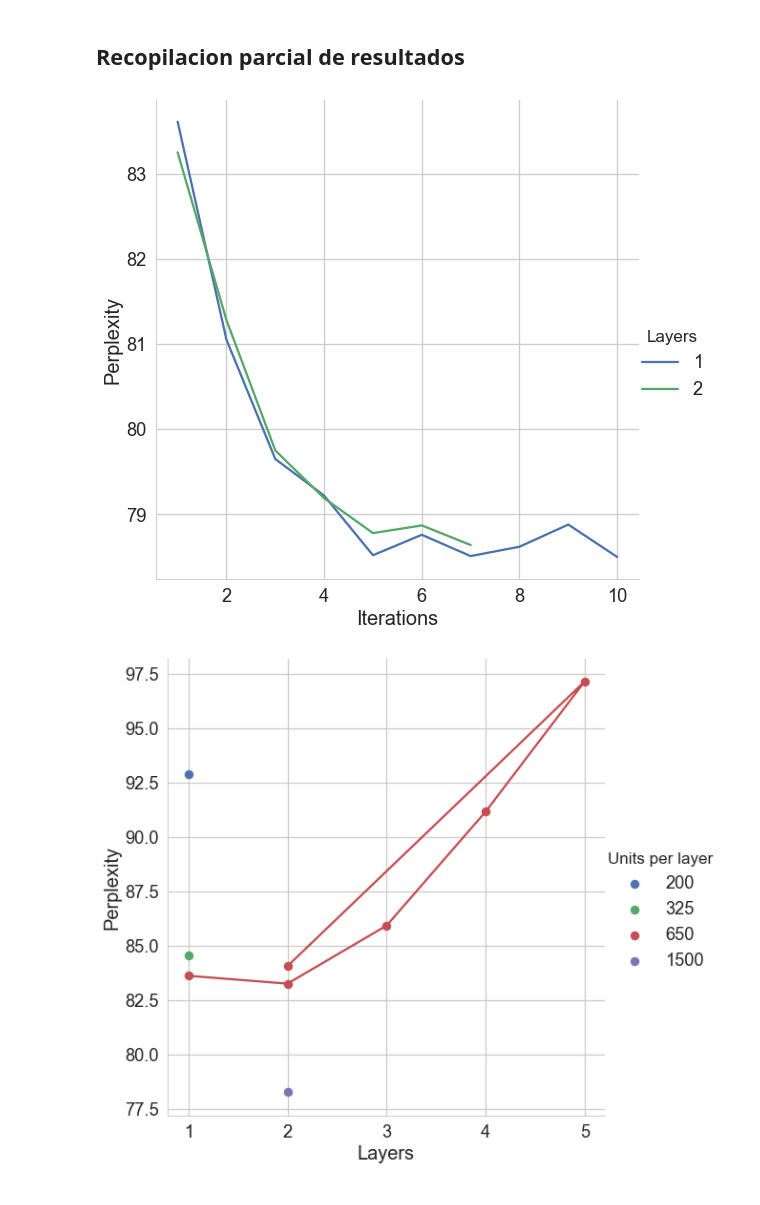
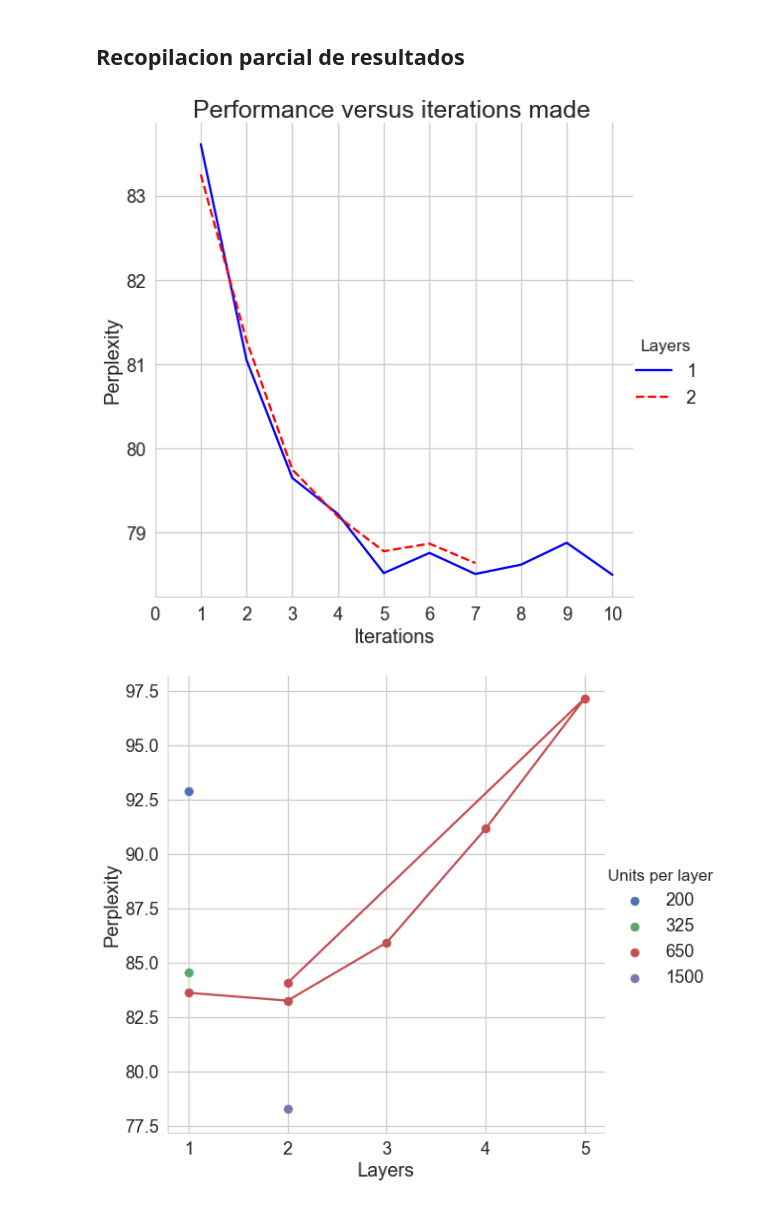
Before and after one commit to PalmaLeandro/iterativeLSTMthesis, a Jupyter notebook: notebooks/2017-09-03-lp-iterativeLSTM_partial_results.ipynb, the cells around one changed output. Cells and saved outputs as stored; diff of their text form; code cells hidden in the pictures.

```diff
--- a/notebooks/2017-09-03-lp-iterativeLSTM_partial_results.ipynb
+++ b/notebooks/2017-09-03-lp-iterativeLSTM_partial_results.ipynb
@@ -222,6 +222,20 @@ results_df = pd.DataFrame([{
                             'Training epochs': 40,
                             'Learning rate scheme': 'decay by 0.8 after 6 epochs',
                             'Units per layer': 650,
+                            'Layers': 2,
+                            'Iterations': 9,
+                            'Perplexity': None},
+                          {
+                            'Training epochs': 40,
+                            'Learning rate scheme': 'decay by 0.8 after 6 epochs',
+                            'Units per layer': 650,
+                            'Layers': 2,
+                            'Iterations': 10,
+                            'Perplexity': None},
+                          {
+                            'Training epochs': 40,
+                            'Learning rate scheme': 'decay by 0.8 after 6 epochs',
+                            'Units per layer': 650,
                             'Layers': 1,
                             'Iterations': 9,
                             'Perplexity': 78.88},
@@ -283,14 +297,16 @@ results_df = pd.DataFrame([{
 results_df['Total Units'] = results_df['Layers'] * results_df['Units per layer']
 # %%
 df = results_df[(results_df['Layers'].isin([1,2]))&(results_df['Units per layer'].isin([650]))].dropna()
-g = sns.FacetGrid(df.groupby(['Iterations','Layers'])[ 'Perplexity'].min().reset_index(), hue='Layers', size=8)
+g = sns.FacetGrid(df.groupby(['Iterations','Layers'])[ 'Perplexity'].min().reset_index(), hue='Layers', size=8,
+                 hue_kws={'color': ['b', 'r'], "ls" : ["-","--"]})
 #g.map(plt.scatter, 'Iterations', 'Perplexity')
 g.map(plt.plot, 'Iterations', 'Perplexity')
+g.fig.suptitle('Performance versus iterations made', fontsize=25, y=1.0)
 g.add_legend()
-
+plt.xticks(range(11))
 plt.show()
 # %% [output]
-[figure, old version]
+[figure, new version]
 # %%
 g = sns.FacetGrid(results_df[results_df['Iterations']==1].dropna(), hue='Units per layer', size=8)
 g.map(plt.scatter, 'Layers', 'Perplexity')
```
Also changed, not shown: 4 other files.
